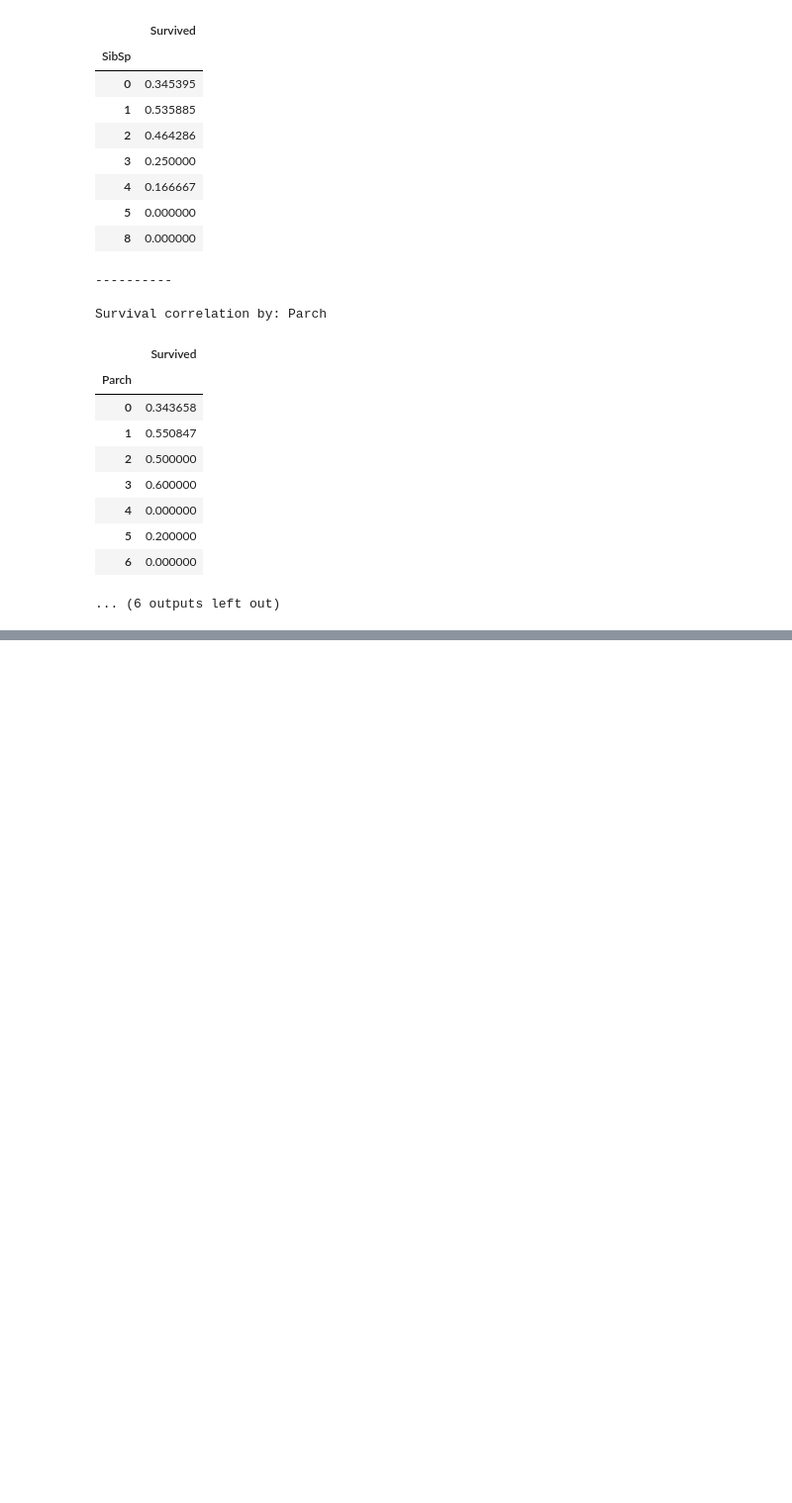
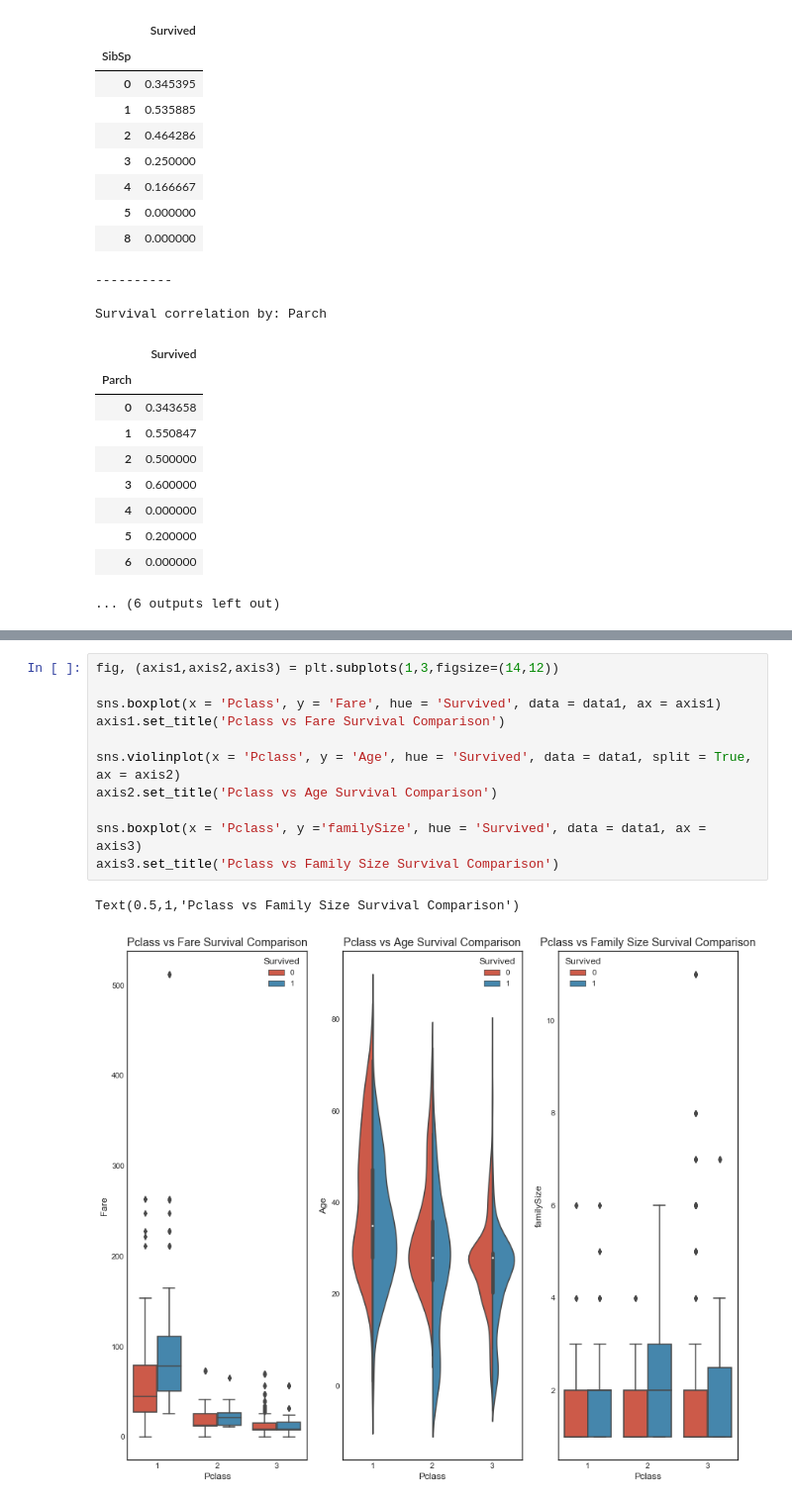
Before and after one commit to sidkrishna92/rmsTitanic, a Jupyter notebook: titanic.ipynb, the cells around one changed output, grey strips where cells are left out. Shown: that part at 99% size. Saved outputs shown, nothing was run; the diff lists cells and outputs as text; blank space fills up the shorter version.

```diff
--- a/titanic.ipynb
+++ b/titanic.ipynb
@@ -544,0 +595,14 @@ Survival correlation by: Parch
+# %%
+fig, (axis1,axis2,axis3) = plt.subplots(1,3,figsize=(14,12))
+
+sns.boxplot(x = 'Pclass', y = 'Fare', hue = 'Survived', data = data1, ax = axis1)
+axis1.set_title('Pclass vs Fare Survival Comparison')
+
+sns.violinplot(x = 'Pclass', y = 'Age', hue = 'Survived', data = data1, split = True, ax = axis2)
+axis2.set_title('Pclass vs Age Survival Comparison')
+
+sns.boxplot(x = 'Pclass', y ='familySize', hue = 'Survived', data = data1, ax = axis3)
+axis3.set_title('Pclass vs Family Size Survival Comparison')
+# %% [output]
+Text(0.5,1,'Pclass vs Family Size Survival Comparison')
+[figure, added]
```
Also changed, not shown: parts of 19 cells of this notebook.
